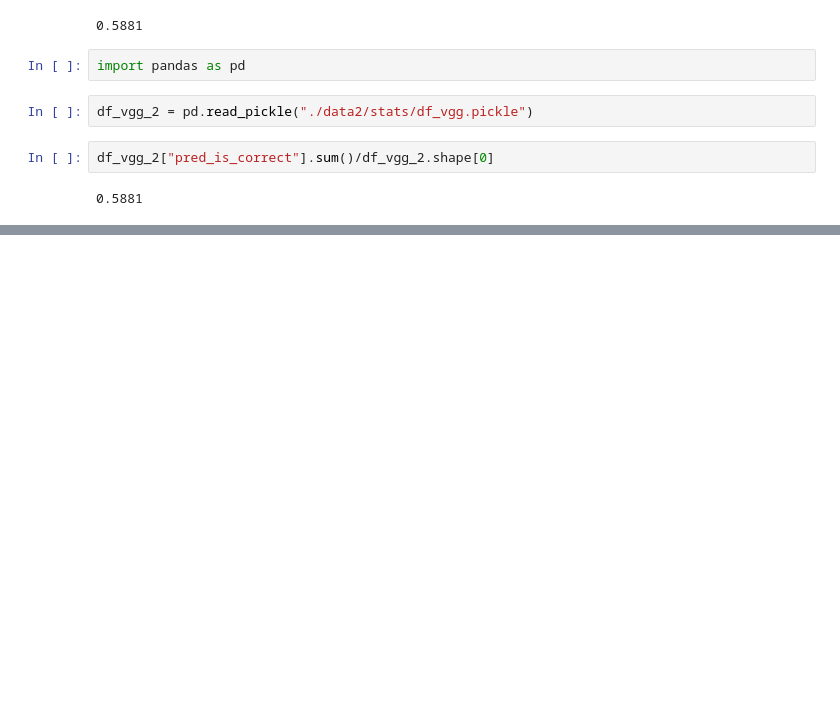
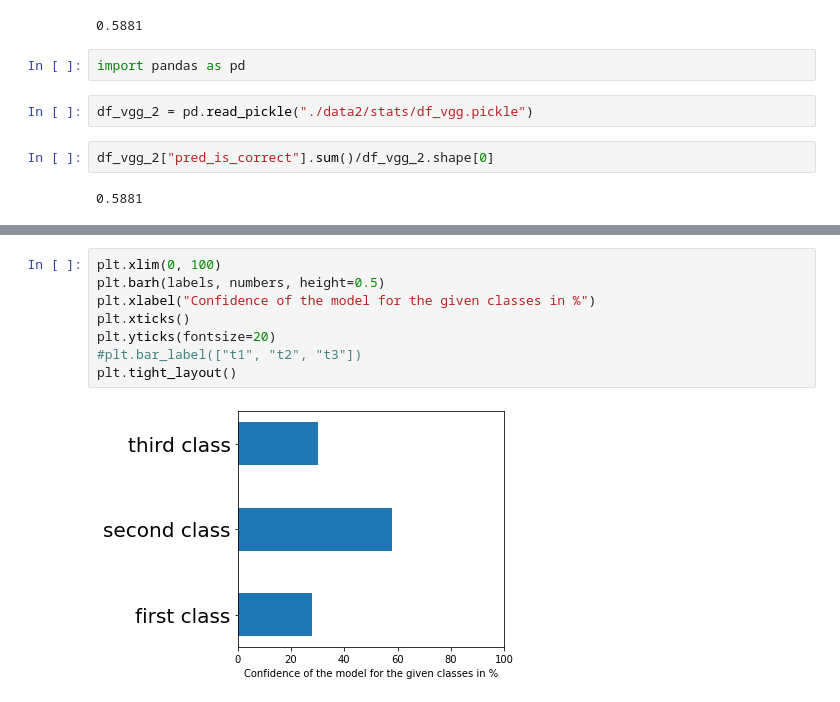
Before and after one commit to tlabarta/helpfulnessofxai, a Jupyter notebook: test_set_analyzer.ipynb, the cells around one changed output, grey strips where cells are left out. Cells and saved outputs as stored; diff of their text form; blank space fills up the shorter version.

```diff
--- a/test_set_analyzer.ipynb
+++ b/test_set_analyzer.ipynb
@@ -674,0 +705,10 @@ df_vgg_2["pred_is_correct"].sum()/df_vgg_2.shape[0]
+# %%
+plt.xlim(0, 100)
+plt.barh(labels, numbers, height=0.5)
+plt.xlabel("Confidence of the model for the given classes in %")
+plt.xticks()
+plt.yticks(fontsize=20)
+#plt.bar_label(["t1", "t2", "t3"])
+plt.tight_layout()
+# %% [output]
+[figure, added]
```
Also changed, not shown: parts of 12 cells of this notebook, 17 other files.
